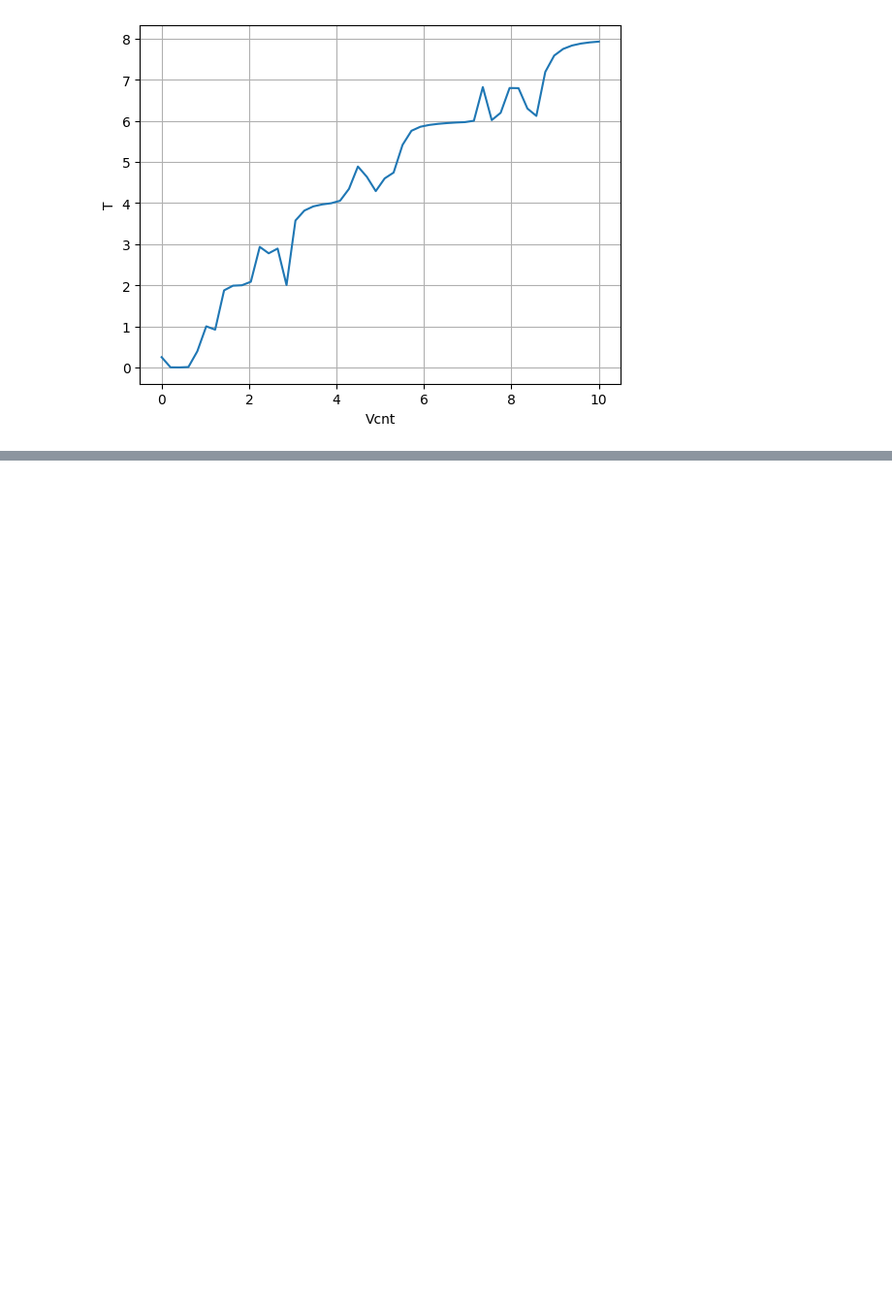
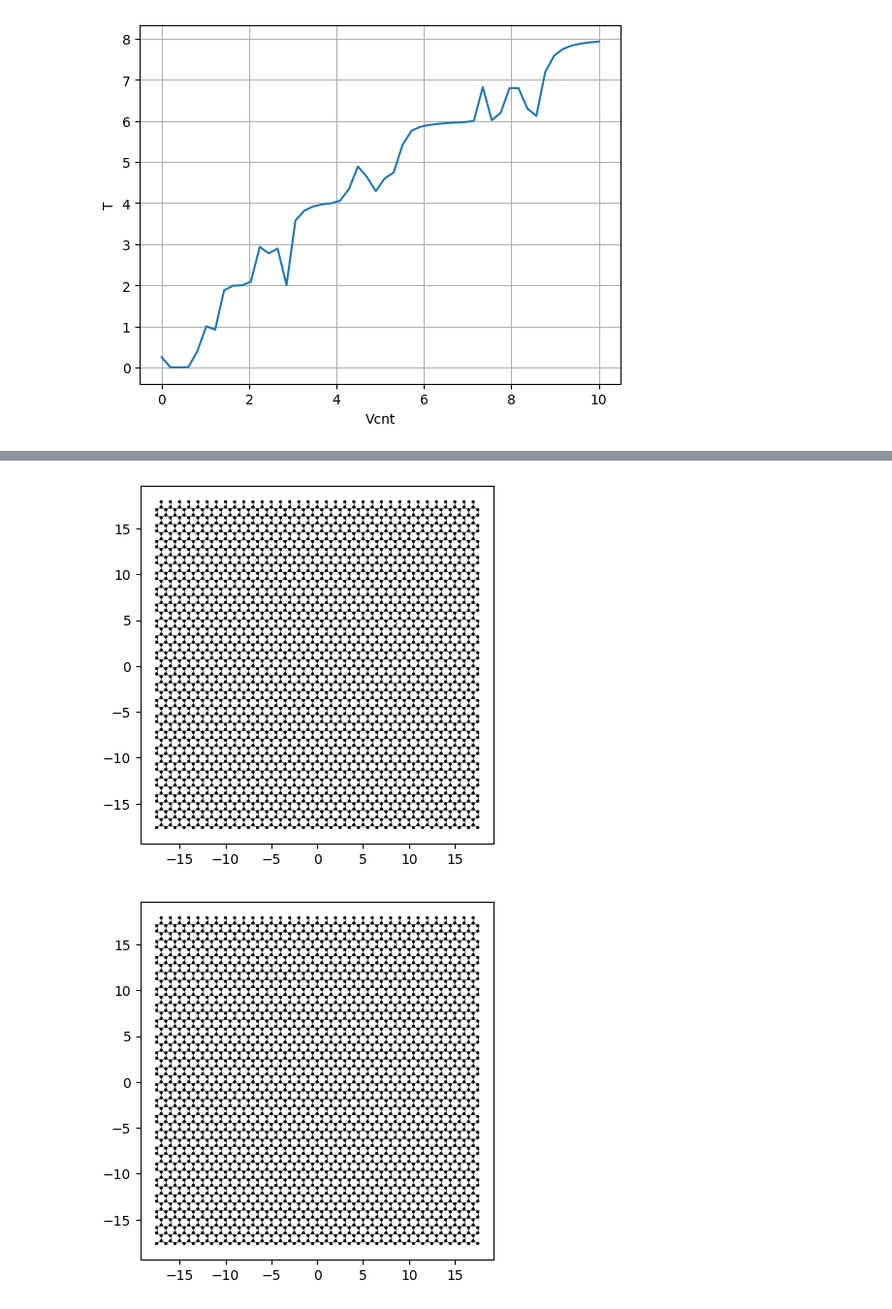
Before and after one commit to colinrenard/LELEC2710, a Jupyter notebook: SLG.ipynb, the cells around one changed output, grey strips where cells are left out. Shown at 97% size. Cells and saved outputs as stored; diff of their text form; code cells hidden in the pictures; blank space fills up the shorter version.

Commit message:
Tried to add leads but failed

```diff
--- a/SLG.ipynb
+++ b/SLG.ipynb
@@ -188,0 +113,44 @@ ValueError: Site family <Monatomic lattice 0 with 1 orbitals> does not have comm
+# %%
+import kwant
+import numpy as np
+from math import pi, sqrt, tanh
+
+sin_30, cos_30 = (1 / 2, sqrt(3) / 2)
+
+a0 = 1/(4*np.sqrt(3))
+t0 = 3.0
+
+s = 1
+a = a0*s
+t = t0/s
+
+graphene = kwant.lattice.general([(1, 0), (sin_30, cos_30)],
+                                 [(0, 0), (0, 1 / sqrt(3))],
+                                 norbs=1)
+subl1, subl2 = graphene.sublattices
+
+W = 36
+L = 36
+W_lead = 3.4
+V_cnt = 3.0  # CNT gate voltage (V)
+V_bg = 13.6  # Backgate voltage (V)
+
+def rectangle(pos, L=L, W=W):
+    x, y = pos
+    return abs(x) < L//2 and abs(y) < W//2
+
+
+syst = kwant.Builder()
+syst[graphene.shape(rectangle, (0, 0))] = potential
+
+hoppings = (((0, 0), subl1, subl2), ((0, 1), subl1, subl2), ((-1, 1), subl1, subl2))
+syst[[kwant.builder.HoppingKind(*hopping) for hopping in hoppings]] = -t
+
+def family_colors(site):
+    return 0 if site.family == a else 1
+
+# Plot the closed system without leads.
+kwant.plot(syst, site_color=family_colors, site_lw=0.1, colorbar=False)
+# %% [output]
+[figure, added]
+[figure, added]
```
Also changed, not shown: parts of 3 cells of this notebook.
